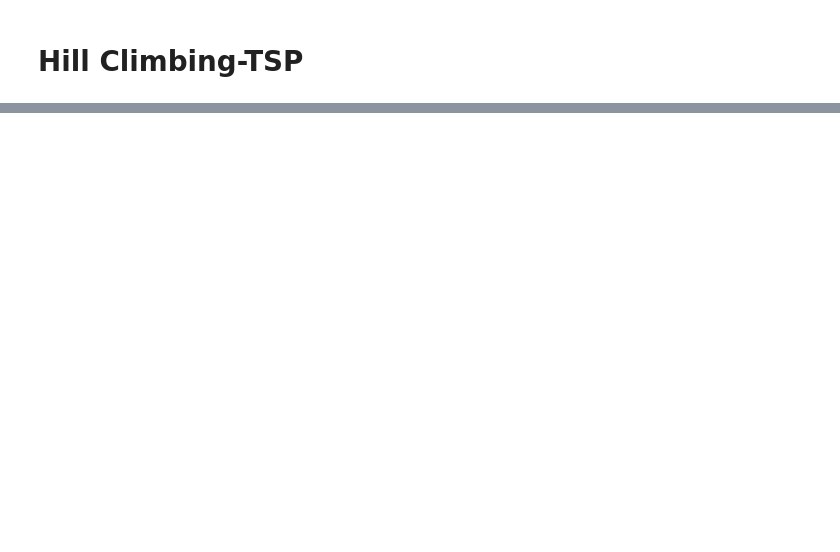
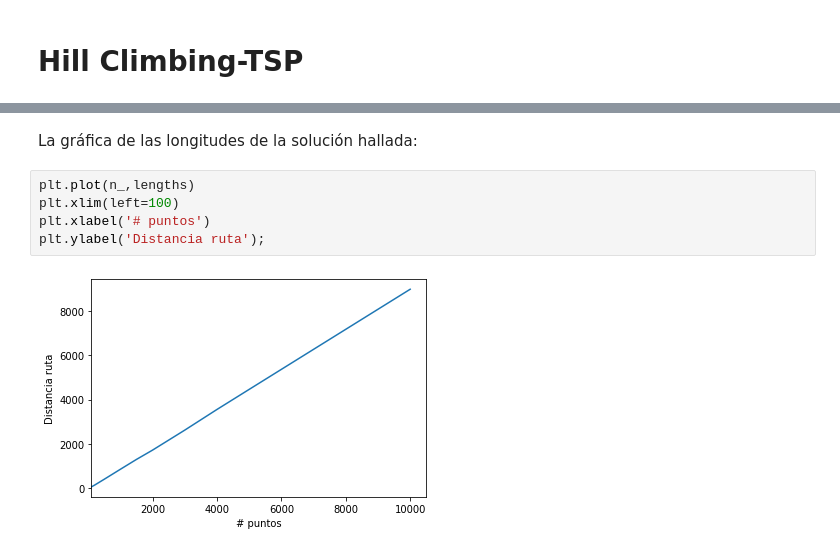
Before and after one commit to JuanDa14Sa/Artificial-Intelligence-Stuff, a Jupyter notebook: TSP_HillClimbing.ipynb, the cells around one changed output, grey strips where cells are left out. Drawn from its saved outputs; the diff is of its cells as text; blank space fills up the shorter version.

```diff
--- a/TSP_HillClimbing.ipynb
+++ b/TSP_HillClimbing.ipynb
@@ -119,0 +150,9 @@ nx.draw(G,nx.get_node_attributes(G, 'pos'),node_size=50)
+# %% [markdown]
+La gráfica de las longitudes de la solución hallada:
+# %%
+plt.plot(n_,lengths)
+plt.xlim(left=100)
+plt.xlabel('# puntos')
+plt.ylabel('Distancia ruta');
+# %% [output]
+[figure, added]
```
Also changed, not shown: parts of 18 cells of this notebook.
